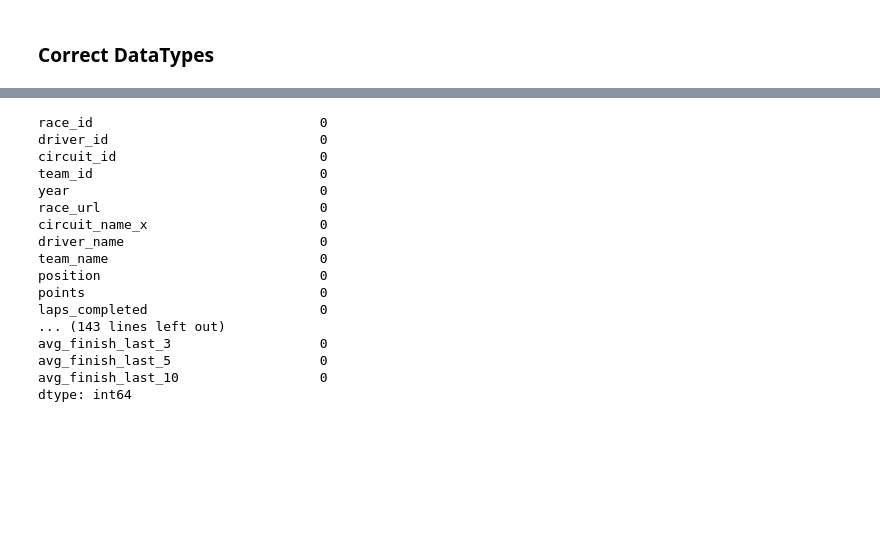
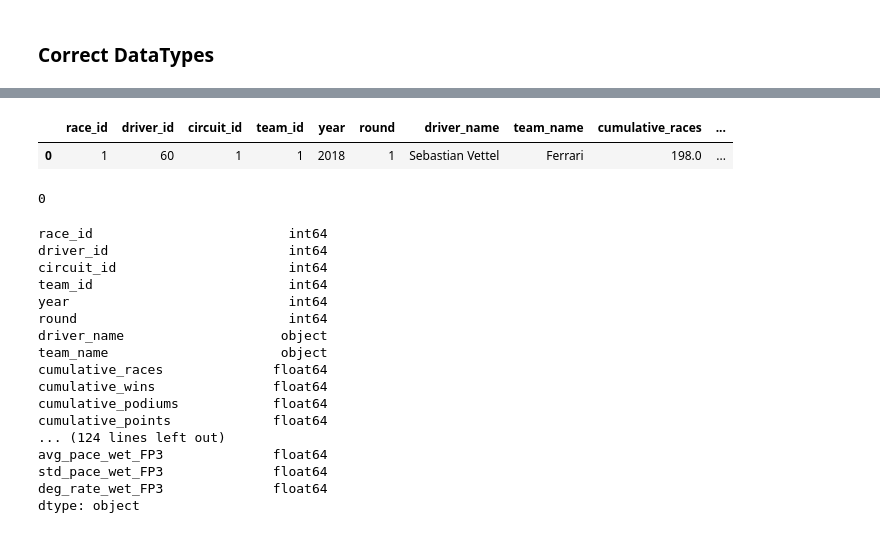
Before and after one commit to JackRWilson/Formula-1-Predictions-Project, a Jupyter notebook: notebooks/data_cleaning.ipynb, the cells around one changed output, grey strips where cells are left out. Saved outputs shown, nothing was run; the diff lists cells and outputs as text; code cells hidden in the pictures; blank space fills up the shorter version.

Commit message:
Clean merged dataframe

```diff
--- a/notebooks/data_cleaning.ipynb
+++ b/notebooks/data_cleaning.ipynb
@@ -2834,20 +2823,29 @@ dtype: object
+# %%
+pre_qual_clean.head(1)
+# %% [output]
+|  | race_id | driver_id | circuit_id | team_id | year | round | driver_name | team_name | cumulative_races | ... |
+| 0 | 1 | 60 | 1 | 1 | 2018 | 1 | Sebastian Vettel | Ferrari | 198.0 | ... |
 # %%
-pre_qual_enhanced.isna().sum()
+pre_qual_clean.isna().sum().sum()
 # %% [output]
-race_id                             0
-driver_id                           0
-circuit_id                          0
-team_id                             0
-year                                0
-race_url                            0
-circuit_name_x                      0
-driver_name                         0
-team_name                           0
-position                            0
-points                              0
-laps_completed                      0
-... (143 lines left out)
-avg_finish_last_3                   0
-avg_finish_last_5                   0
-avg_finish_last_10                  0
-dtype: int64
+0
+# %%
+pre_qual_clean.dtypes
+# %% [output]
+race_id                         int64
+driver_id                       int64
+circuit_id                      int64
+team_id                         int64
+year                            int64
+round                           int64
+driver_name                    object
+team_name                      object
+cumulative_races              float64
+cumulative_wins               float64
+cumulative_podiums            float64
+cumulative_points             float64
+... (124 lines left out)
+avg_pace_wet_FP3              float64
+std_pace_wet_FP3              float64
+deg_rate_wet_FP3              float64
+dtype: object
```
Also changed, not shown: parts of 6 cells of this notebook, 1 other file.
